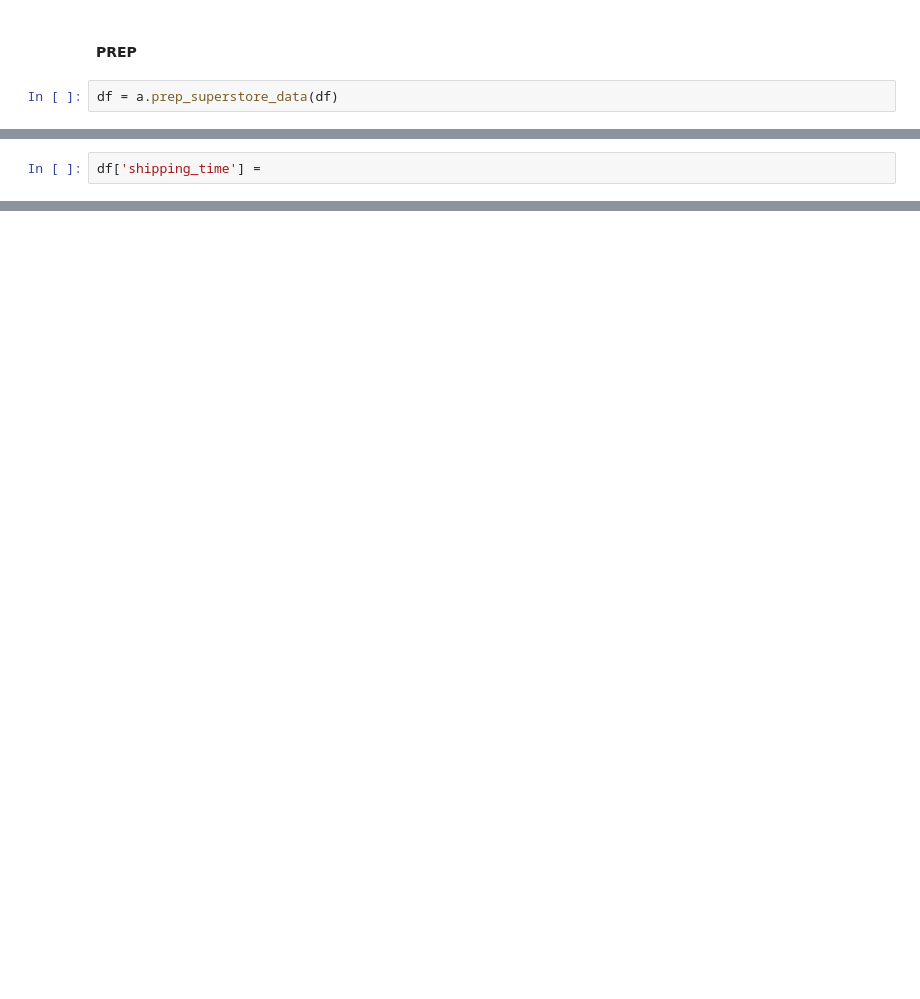
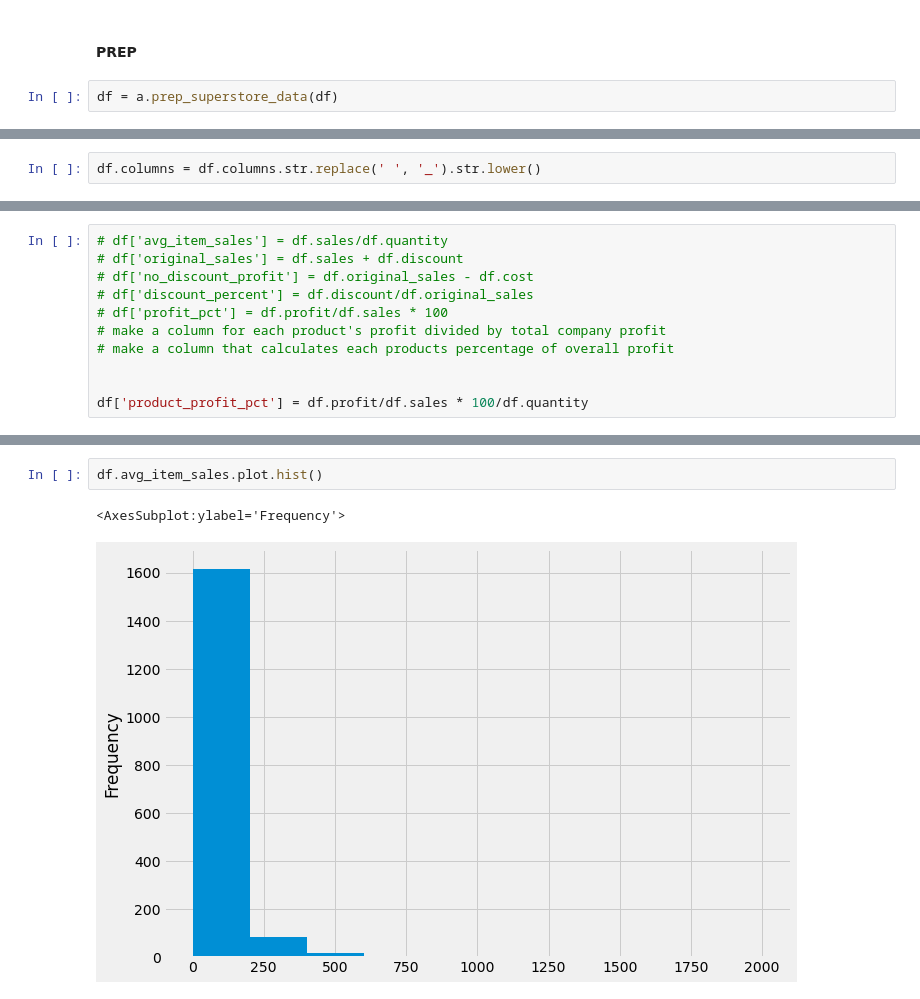
Before and after one commit to CJ-time-series-project/CJ-time-series-project, a Jupyter notebook: jerrys_explore.ipynb, the cells around one changed output, grey strips where cells are left out. Cells and saved outputs as stored; diff of their text form; blank space fills up the shorter version.

```diff
--- a/jerrys_explore.ipynb
+++ b/jerrys_explore.ipynb
@@ -98,3 +102 @@ df.head(1)
 | 2016-11-08 | CA-2016-152156 | 2016-11-11 | Second Class | Consumer | Henderson | Kentucky | 42420.0 | 261.96 | 2.0 | ... |
-# %%
-df['shipping_time'] =
@@ -135,0 +128,2 @@ plt.hist(df['Region Name'])
+# %%
+df.columns = df.columns.str.replace(' ', '_').str.lower()
@@ -135,0 +198,11 @@ plt.hist(df['Region Name'])
+# %%
+# df['avg_item_sales'] = df.sales/df.quantity
+# df['original_sales'] = df.sales + df.discount
+# df['no_discount_profit'] = df.original_sales - df.cost
+# df['discount_percent'] = df.discount/df.original_sales
+# df['profit_pct'] = df.profit/df.sales * 100
+# make a column for each product's profit divided by total company profit
+# make a column that calculates each products percentage of overall profit
+
+
+df['product_profit_pct'] = df.profit/df.sales * 100/df.quantity
@@ -135,0 +220,5 @@ plt.hist(df['Region Name'])
+# %%
+df.avg_item_sales.plot.hist()
+# %% [output]
+<AxesSubplot:ylabel='Frequency'>
+[figure, added]
```
Also changed, not shown: parts of 75 cells of this notebook, 1 other file.
